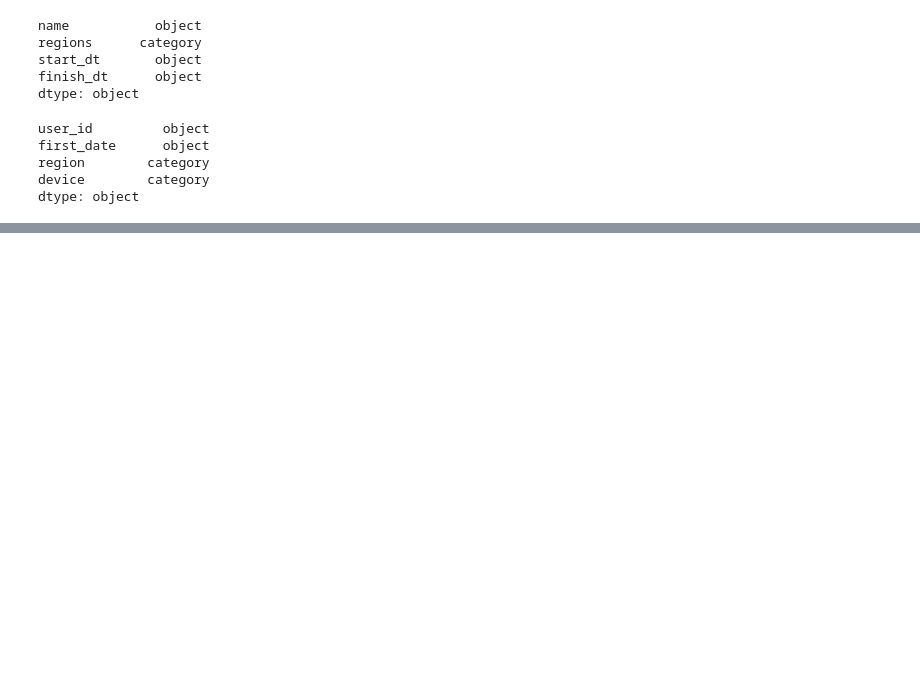
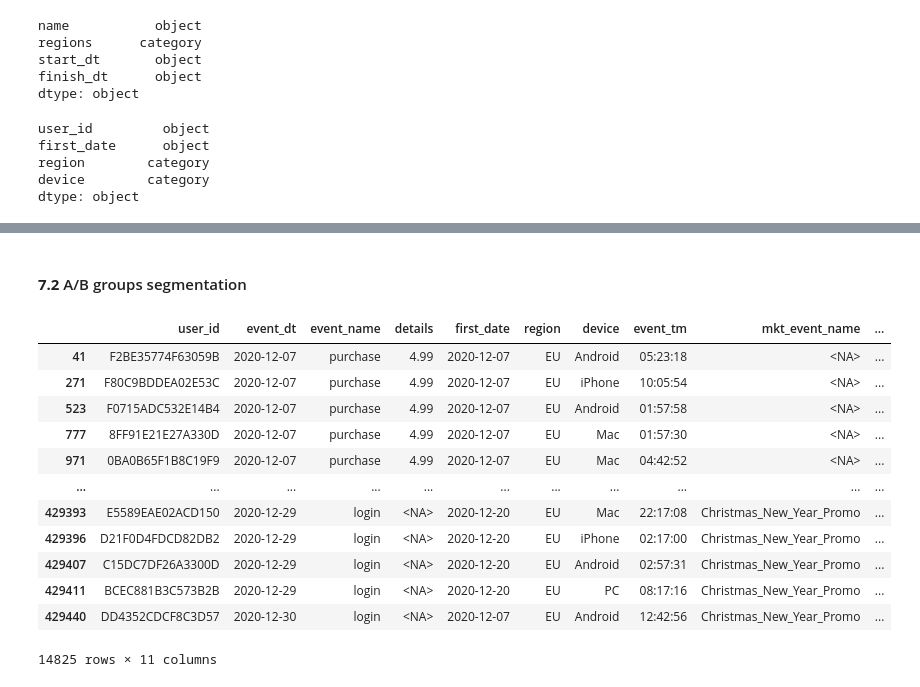
Before and after one commit to LuisPastranaLemus/P-20251014_Tripleten_FinalProject, a Jupyter notebook: notebooks/00-2_AB_test_guided_analysis_foundations.ipynb, the cells around one changed output, grey strips where cells are left out. Saved outputs shown, nothing was run; the diff lists cells and outputs as text; code cells hidden in the pictures; blank space fills up the shorter version.

```diff
--- a/notebooks/00-2_AB_test_guided_analysis_foundations.ipynb
+++ b/notebooks/00-2_AB_test_guided_analysis_foundations.ipynb
@@ -480,0 +1026,20 @@ dtype: object
+# %% [markdown]
+#### **7.2** A/B groups segmentation
+# %%
+# Get data by groups
+df_users_group_a = df_users_testAB.loc[(df_users['group'] == 'A'), :]
+df_users_group_a
+# %% [output]
+|  | user_id | event_dt | event_name | details | first_date | region | device | event_tm | mkt_event_name | ... |
+| 41 | F2BE35774F63059B | 2020-12-07 | purchase | 4.99 | 2020-12-07 | EU | Android | 05:23:18 | <NA> | ... |
+| 271 | F80C9BDDEA02E53C | 2020-12-07 | purchase | 4.99 | 2020-12-07 | EU | iPhone | 10:05:54 | <NA> | ... |
+| 523 | F0715ADC532E14B4 | 2020-12-07 | purchase | 4.99 | 2020-12-07 | EU | Android | 01:57:58 | <NA> | ... |
+| 777 | 8FF91E21E27A330D | 2020-12-07 | purchase | 4.99 | 2020-12-07 | EU | Mac | 01:57:30 | <NA> | ... |
+| 971 | 0BA0B65F1B8C19F9 | 2020-12-07 | purchase | 4.99 | 2020-12-07 | EU | Mac | 04:42:52 | <NA> | ... |
+| ... | ... | ... | ... | ... | ... | ... | ... | ... | ... | ... |
+| 429393 | E5589EAE02ACD150 | 2020-12-29 | login | <NA> | 2020-12-20 | EU | Mac | 22:17:08 | Christmas_New_Year_Promo | ... |
+| 429396 | D21F0D4FDCD82DB2 | 2020-12-29 | login | <NA> | 2020-12-20 | EU | iPhone | 02:17:00 | Christmas_New_Year_Promo | ... |
+| 429407 | C15DC7DF26A3300D | 2020-12-29 | login | <NA> | 2020-12-20 | EU | Android | 02:57:31 | Christmas_New_Year_Promo | ... |
+| 429411 | BCEC881B3C573B2B | 2020-12-29 | login | <NA> | 2020-12-20 | EU | PC | 08:17:16 | Christmas_New_Year_Promo | ... |
+| 429440 | DD4352CDCF8C3D57 | 2020-12-30 | login | <NA> | 2020-12-07 | EU | Android | 12:42:56 | Christmas_New_Year_Promo | ... |
+14825 rows × 11 columns
```
Also changed, not shown: parts of 53 cells of this notebook.
